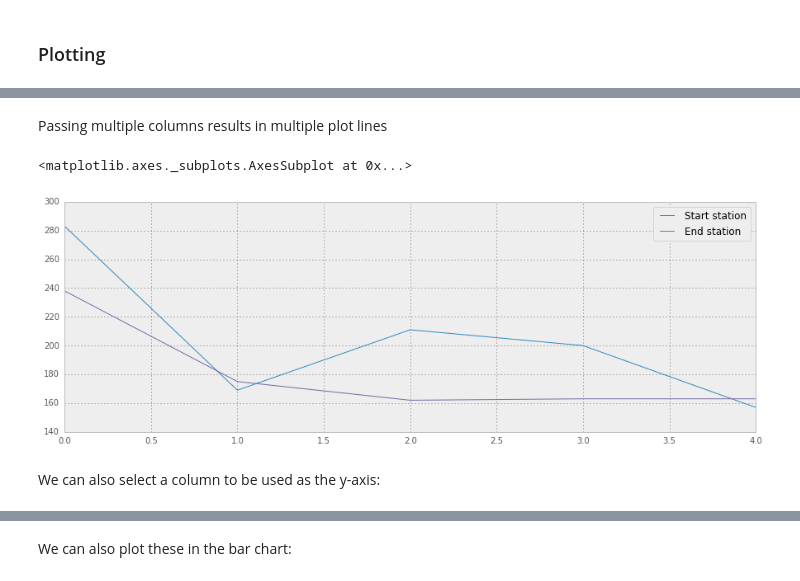
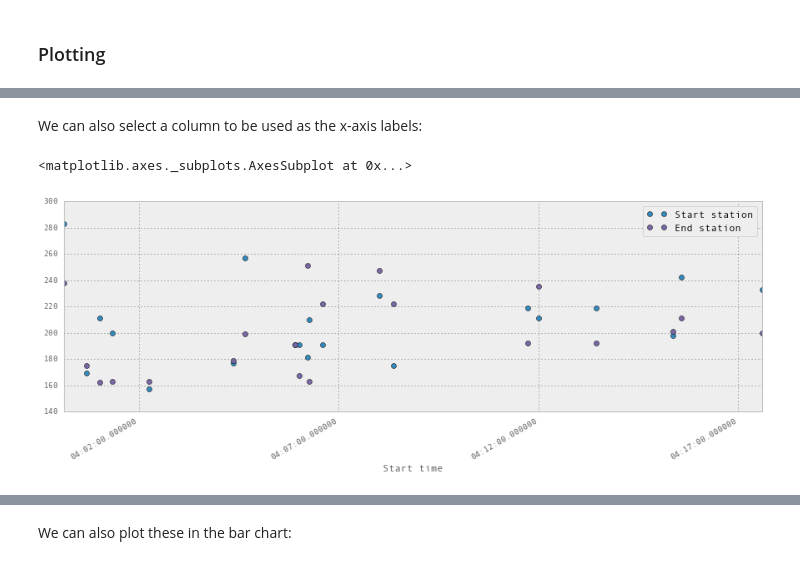
Before and after one commit to hvgab/UiO-INF3331.github.io, a Jupyter notebook: lectures/pandas/Pandas.ipynb, the cells around one changed output, grey strips where cells are left out. Saved outputs shown, nothing was run; the diff lists cells and outputs as text; code cells hidden in the pictures.

```diff
--- a/lectures/pandas/Pandas.ipynb
+++ b/lectures/pandas/Pandas.ipynb
@@ -164,2 +153,2 @@ We can see that this automatic detection failed for both `Start time` and `End t
 # %%
-bike_stats_types = pd.read_csv('data/bysykkel/trips-2016.10.1-2016.10.31.csv', sep=',', parse_dates=['Start time', 'End time'])
+bike_stats = pd.read_csv('data/bysykkel/trips-2016.10.1-2016.10.31.csv', sep=',', parse_dates=['Start time', 'End time'])
@@ -193,9 +169,7 @@ bike_stats_types['Start station'].head().plot()
-# %% [markdown]
-Passing multiple columns results in multiple plot lines
+# %% [markdown]
+We can also select a column to be used as the x-axis labels:
 # %%
-bike_stats_types[['Start station', 'End station']].head().plot()
+bike_stats[['Start time', 'Start station', 'End station']][:20].plot(x='Start time', style="o")
 # %% [output]
 <matplotlib.axes._subplots.AxesSubplot at 0x...>
-[figure, old version]
+[figure, new version]
-# %% [markdown]
-We can also select a column to be used as the y-axis:
```
Also changed, not shown: parts of 115 cells of this notebook, 6 other files.
